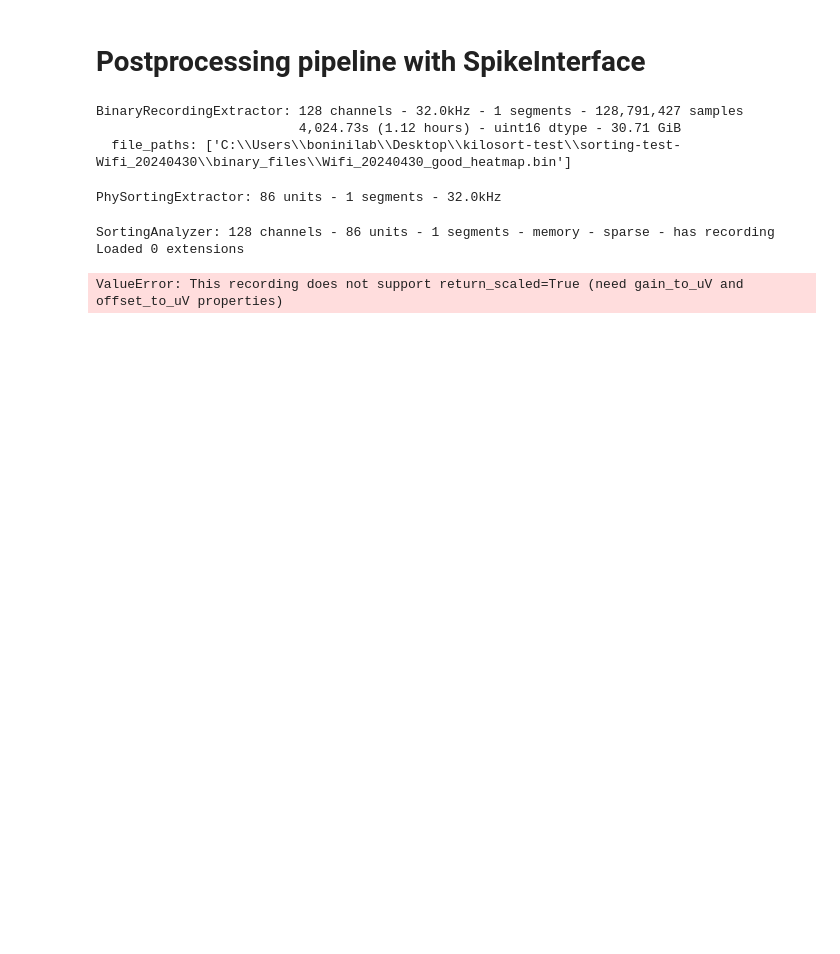
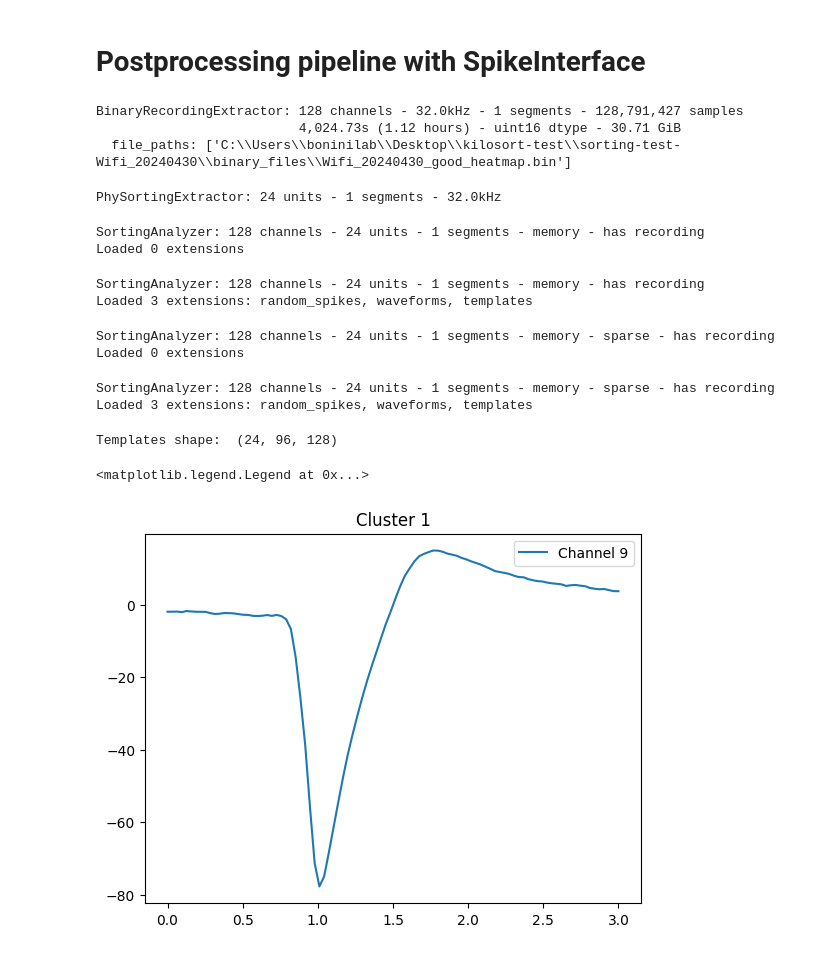
Before and after one commit to mdima98/spikesorting-boninilab, a Jupyter notebook: postprocessing/spikeinterface-postprocessing.ipynb, the cells around one changed output. Saved outputs shown, nothing was run; the diff lists cells and outputs as text; code cells hidden in the pictures; blank space fills up the shorter version.

```diff
--- a/postprocessing/spikeinterface-postprocessing.ipynb
+++ b/postprocessing/spikeinterface-postprocessing.ipynb
@@ -45,29 +63,84 @@ BinaryRecordingExtractor: 128 channels - 32.0kHz - 1 segments - 128,791,427 samp
 # Load the sorting result from kilosort4/phy
 from spikeinterface.extractors import read_phy
 
-sorting_path = Path(r"C:\Users\boninilab\Desktop\kilosort-test\sorting-test-Wifi_20240430\kilosort4_output_tests\Wifi_20240430_test3")
-sorting = read_phy(sorting_path)
+sorting_path = Path(r"C:\Users\boninilab\Desktop\kilosort-test\sorting-test-Wifi_20240430\kilosort4_output_tests\Wifi_20240430_test4")
+sorting = read_phy(sorting_path, exclude_cluster_groups=['noise', 'mua'])
 sorting
 # %% [output]
-PhySortingExtractor: 86 units - 1 segments - 32.0kHz
+PhySortingExtractor: 24 units - 1 segments - 32.0kHz
 # %%
 # Create the SortingAnalyzer
-
 analyzer = si.create_sorting_analyzer(
     sorting=sorting,
     recording=recording,
-    sparse=True, # default
+    sparse=False, # default
     format="memory", # default
 )
 print(analyzer)
 # %% [output]
-SortingAnalyzer: 128 channels - 86 units - 1 segments - memory - sparse - has recording
+SortingAnalyzer: 128 channels - 24 units - 1 segments - memory - has recording
 Loaded 0 extensions
 # %%
-analyzer.compute("random_spikes", method="uniform", max_spikes_per_unit=500)
-analyzer.compute("waveforms",  ms_before=1,ms_after=2.)
-analyzer.compute("templates", operators=["average", "median", "std"])
-analyzer.compute("noise_levels")
+ms_before = 1.0
+ms_after = 2.0
+
+job_kwargs = dict(n_jobs=8, chunk_duration="1s", progress_bar=True)
+compute_dict = {
+    'random_spikes': {'method': 'uniform', 'max_spikes_per_unit': 1000},
+    'waveforms': {'ms_before': 1.0, 'ms_after': 2.0},
+    'templates': {'operators': ["average", "median", "std"]}
+}
+analyzer.compute(compute_dict, **job_kwargs)
+
 analyzer
 # %% [output]
-ValueError: This recording does not support return_scaled=True (need gain_to_uV and offset_to_uV properties)
+SortingAnalyzer: 128 channels - 24 units - 1 segments - memory - has recording
+Loaded 3 extensions: random_spikes, waveforms, templates
+# %%
+# Recompute the analyzer with sparsity enabled
+sparsity = si.compute_sparsity(analyzer, method="best_channels")
+analyzer = si.create_sorting_analyzer(
+    sorting=sorting,
+    recording=recording,
+    sparsity=sparsity, # default
+    format="memory", # default
+)
+
+ms_before = 1.0
+ms_after = 2.0
+
+job_kwargs = dict(n_jobs=8, chunk_duration="1s", progress_bar=True)
+compute_dict = {
+    'random_spikes': {'method': 'uniform', 'max_spikes_per_unit': 1000},
+    'waveforms': {'ms_before': 1.0, 'ms_after': 2.0},
+    'templates': {'operators': ["average", "median", "std"]}
+}
+analyzer.compute(compute_dict, **job_kwargs)
+
+analyzer
+# %% [output]
+SortingAnalyzer: 128 channels - 24 units - 1 segments - memory - sparse - has recording
+Loaded 0 extensions
+SortingAnalyzer: 128 channels - 24 units - 1 segments - memory - sparse - has recording
+Loaded 3 extensions: random_spikes, waveforms, templates
+# %%
+ext_templates = analyzer.get_extension("templates")
+
+av_templates = ext_templates.get_data(operator="average")
+print("Templates shape: ", av_templates.shape)
+# %% [output]
+Templates shape:  (24, 96, 128)
+# %%
+unit_id = 1
+channel_id = 9
+
+fig, ax = plt.subplots()
+template = av_templates[unit_id]
+
+wf_times = np.linspace(-ms_before, ms_after, template.shape[0]) + 1.0
+ax.plot(wf_times, template[:, channel_id], label=f"Channel {channel_id}")
+ax.set_title(f"Cluster {unit_id}")
+plt.legend()
+# %% [output]
+<matplotlib.legend.Legend at 0x...>
+[figure, added]
```
Also changed, not shown: parts of 3 cells of this notebook.
